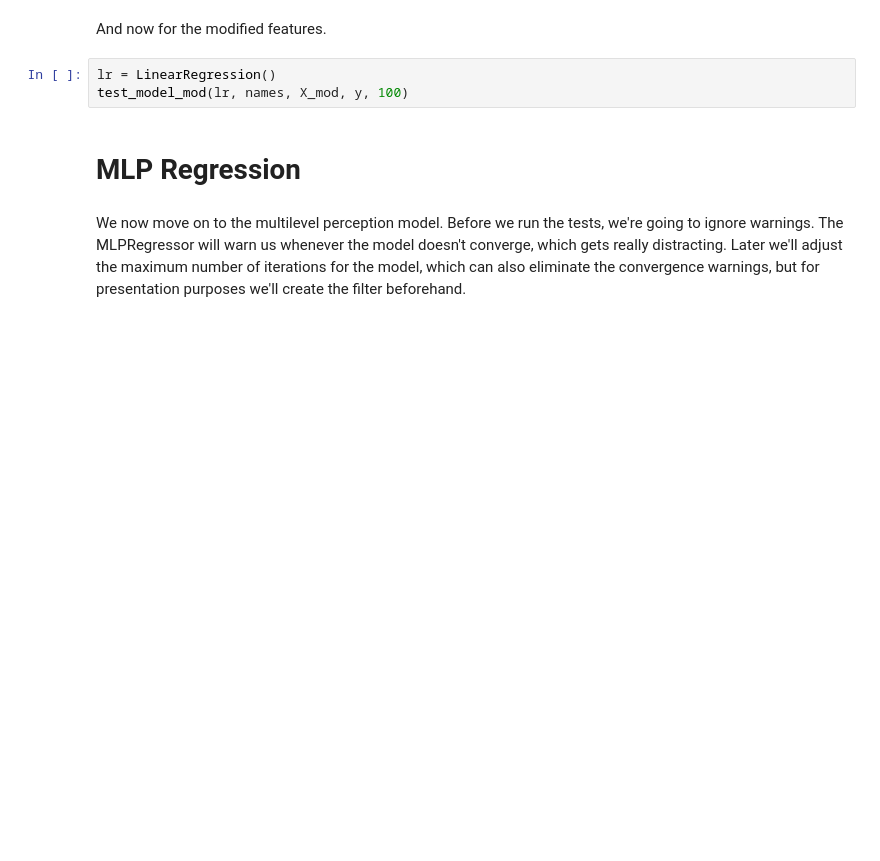
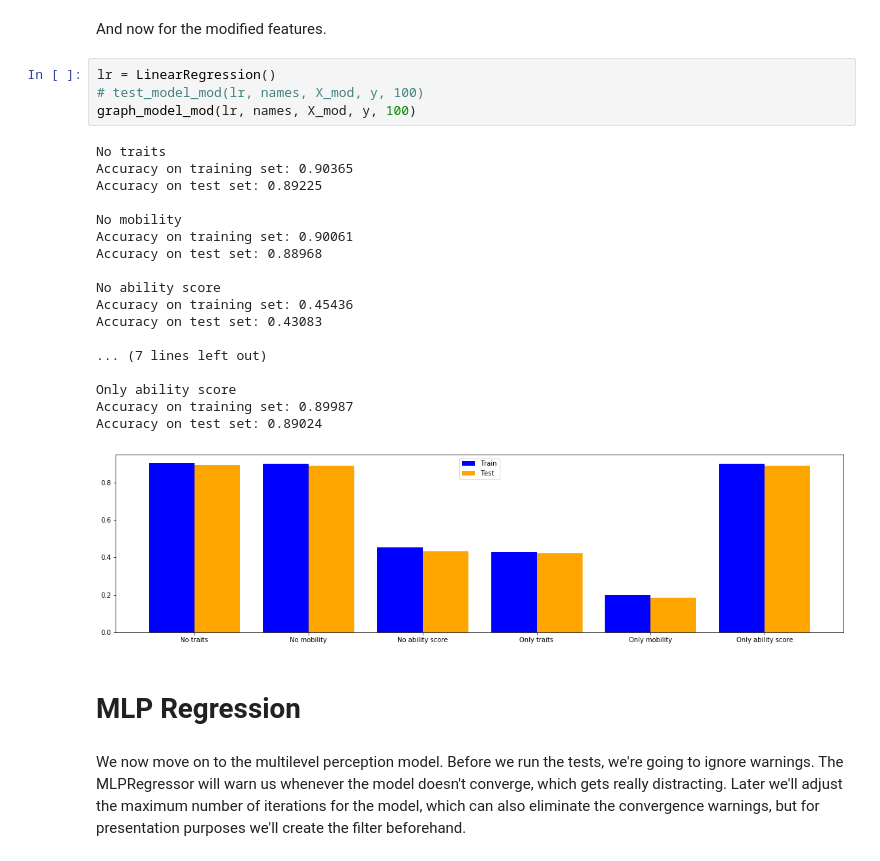
Before and after one commit to josiahhsu/csci_351_project, a Jupyter notebook: DnD_Project.ipynb, the cells around one changed output. Saved outputs shown, nothing was run; the diff lists cells and outputs as text; blank space fills up the shorter version.

```diff
--- a/DnD_Project.ipynb
+++ b/DnD_Project.ipynb
@@ -192,7 +343,27 @@ print_test_missed_model(lr, X, y, 10)
 And now for the modified features.
 # %%
 lr = LinearRegression()
-test_model_mod(lr, names, X_mod, y, 100)
+# test_model_mod(lr, names, X_mod, y, 100)
+graph_model_mod(lr, names, X_mod, y, 100)
+# %% [output]
+No traits
+Accuracy on training set: 0.90365
+Accuracy on test set: 0.89225
+
+No mobility
+Accuracy on training set: 0.90061
+Accuracy on test set: 0.88968
+
+No ability score
+Accuracy on training set: 0.45436
+Accuracy on test set: 0.43083
+
+... (7 lines left out)
+
+Only ability score
+Accuracy on training set: 0.89987
+Accuracy on test set: 0.89024
+[figure, added]
 # %% [markdown]
 # MLP Regression
 # %% [markdown]
```
Also changed, not shown: parts of 18 cells of this notebook.
